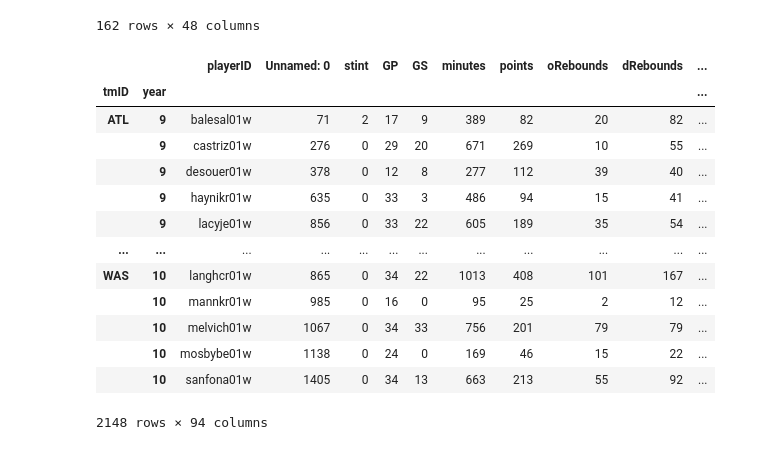
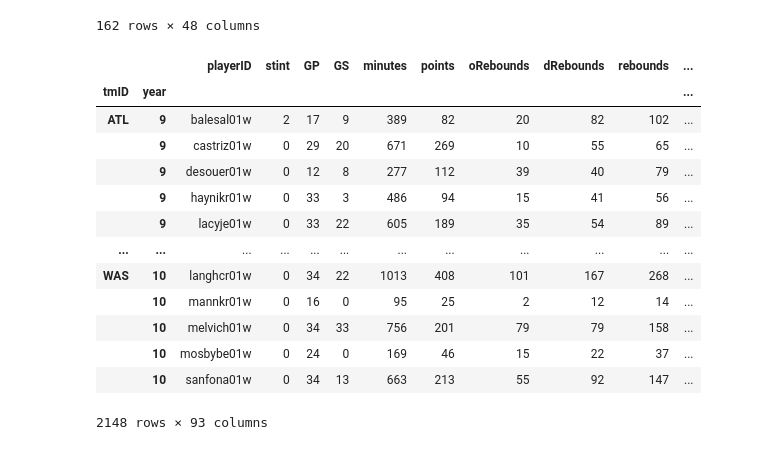
Before and after one commit to 13luiscabral13/AC, a Jupyter notebook: dataJoins.ipynb, the cells around one changed output. Cells and saved outputs as stored; diff of their text form; code cells hidden in the pictures.

Commit message:
removed unnamed column

```diff
--- a/dataJoins.ipynb
+++ b/dataJoins.ipynb
@@ -217,26 +217,27 @@ teamsCoachesAwardsComb
 # %%
 teamsCoachesAwardsComb = teamsCoachesAwardsComb.reset_index().set_index(['tmID', 'year'])
 playersTeamsAwardsComb = playersTeamsAwardsComb.reset_index().set_index(['tmID', 'year'])
 
 allComb = playersTeamsAwardsComb.join(teamsCoachesAwardsComb, how='inner')
 
 allComb = allComb.drop('index', axis=1)
+allComb = allComb.drop('Unnamed: 0', axis=1)
 allComb['coachAward'] = allComb['coachAward'].fillna(0).replace('COTY', 1)
 allComb
 # %% [output]
-|  |  | playerID | Unnamed: 0 | stint | GP | GS | minutes | points | oRebounds | dRebounds | ... |
+|  |  | playerID | stint | GP | GS | minutes | points | oRebounds | dRebounds | rebounds | ... |
 | tmID | year |  |  |  |  |  |  |  |  |  | ... |
-| ATL | 9 | balesal01w | 71 | 2 | 17 | 9 | 389 | 82 | 20 | 82 | ... |
-|  | 9 | castriz01w | 276 | 0 | 29 | 20 | 671 | 269 | 10 | 55 | ... |
-|  | 9 | desouer01w | 378 | 0 | 12 | 8 | 277 | 112 | 39 | 40 | ... |
-|  | 9 | haynikr01w | 635 | 0 | 33 | 3 | 486 | 94 | 15 | 41 | ... |
-|  | 9 | lacyje01w | 856 | 0 | 33 | 22 | 605 | 189 | 35 | 54 | ... |
+| ATL | 9 | balesal01w | 2 | 17 | 9 | 389 | 82 | 20 | 82 | 102 | ... |
+|  | 9 | castriz01w | 0 | 29 | 20 | 671 | 269 | 10 | 55 | 65 | ... |
+|  | 9 | desouer01w | 0 | 12 | 8 | 277 | 112 | 39 | 40 | 79 | ... |
+|  | 9 | haynikr01w | 0 | 33 | 3 | 486 | 94 | 15 | 41 | 56 | ... |
+|  | 9 | lacyje01w | 0 | 33 | 22 | 605 | 189 | 35 | 54 | 89 | ... |
 | ... | ... | ... | ... | ... | ... | ... | ... | ... | ... | ... | ... |
-| WAS | 10 | langhcr01w | 865 | 0 | 34 | 22 | 1013 | 408 | 101 | 167 | ... |
-|  | 10 | mannkr01w | 985 | 0 | 16 | 0 | 95 | 25 | 2 | 12 | ... |
-|  | 10 | melvich01w | 1067 | 0 | 34 | 33 | 756 | 201 | 79 | 79 | ... |
-|  | 10 | mosbybe01w | 1138 | 0 | 24 | 0 | 169 | 46 | 15 | 22 | ... |
-|  | 10 | sanfona01w | 1405 | 0 | 34 | 13 | 663 | 213 | 55 | 92 | ... |
+| WAS | 10 | langhcr01w | 0 | 34 | 22 | 1013 | 408 | 101 | 167 | 268 | ... |
+|  | 10 | mannkr01w | 0 | 16 | 0 | 95 | 25 | 2 | 12 | 14 | ... |
+|  | 10 | melvich01w | 0 | 34 | 33 | 756 | 201 | 79 | 79 | 158 | ... |
+|  | 10 | mosbybe01w | 0 | 24 | 0 | 169 | 46 | 15 | 22 | 37 | ... |
+|  | 10 | sanfona01w | 0 | 34 | 13 | 663 | 213 | 55 | 92 | 147 | ... |
-2148 rows × 94 columns
+2148 rows × 93 columns
 # %%
 allComb.to_csv('combinedData.csv', index=False)
```
Also changed, not shown: 1 other file.
